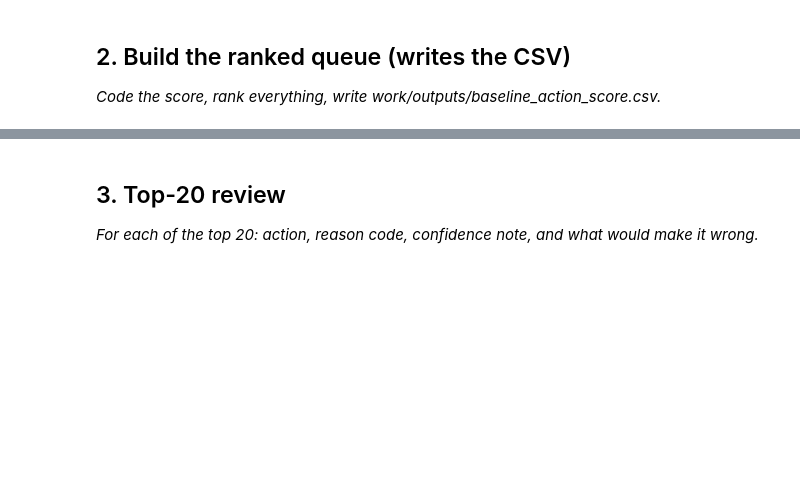
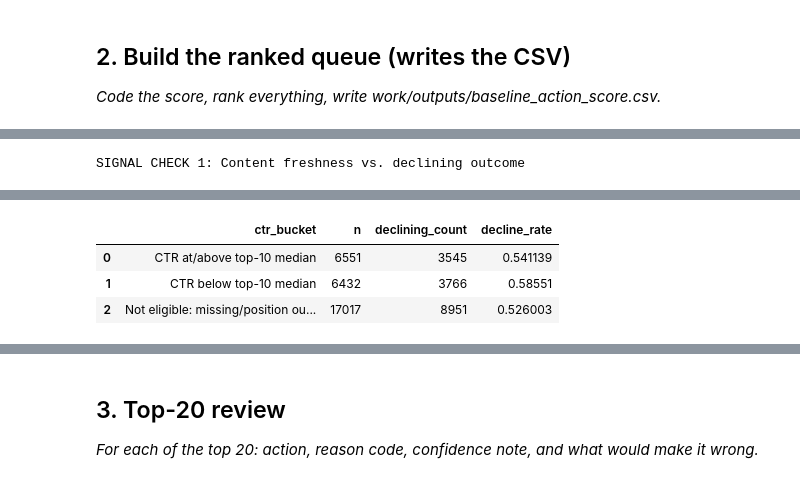
Before and after one commit to Shrinidhi-02/flyrank-machine-learning, a Jupyter notebook: work/notebooks/w04_baseline_score.ipynb, the cells around one changed output, grey strips where cells are left out. Drawn from its saved outputs; the diff is of its cells as text; code cells hidden in the pictures; blank space fills up the shorter version.

```diff
--- a/work/notebooks/w04_baseline_score.ipynb
+++ b/work/notebooks/w04_baseline_score.ipynb
@@ -22,0 +431,76 @@ This skeleton is yours to fill. Work the sections **in order** — each one has
+# %%
+
+# Section 3: Check whether the signals are supported by the data.
+# trend_direction is used only as an outcome for this audit,
+# not as an input to the scoring rule.
+
+audit = df.copy()
+audit["is_declining"] = (
+    audit["trend_direction"].astype("string").str.lower() == "down"
+)
+
+# Signal check 1: stale content vs. recently updated content
+refresh_cutoff = df["days_since_last_update"].quantile(0.75)
+
+audit["refresh_bucket"] = "Recently updated / below cutoff"
+audit.loc[
+    audit["days_since_last_update"].isna(),
+    "refresh_bucket"
+] = "Unknown update age"
+audit.loc[
+    audit["days_since_last_update"] >= refresh_cutoff,
+    "refresh_bucket"
+] = "Stale / top 25% update age"
+
+refresh_table = (
+    audit.groupby("refresh_bucket", dropna=False)
+    .agg(
+        n=("content_id", "size"),
+        declining_count=("is_declining", "sum"),
+        decline_rate=("is_declining", "mean"),
+    )
+    .reset_index()
+)
+
+print("SIGNAL CHECK 1: Content freshness vs. declining outcome")
+display(refresh_table)
+
+# Signal check 2: CTR among content with a valid top-10 position
+valid_top10 = (
+    audit["avg_position"].notna()
+    & (audit["avg_position"] > 0)
+    & (audit["avg_position"] <= 10)
+    & audit["ctr"].notna()
+)
+
+top10_ctr_cutoff = audit.loc[valid_top10, "ctr"].median()
+
+audit["ctr_bucket"] = "Not eligible: missing/position outside top 10"
+audit.loc[valid_top10, "ctr_bucket"] = "CTR at/above top-10 median"
+audit.loc[
+    valid_top10 & (audit["ctr"] < top10_ctr_cutoff),
+    "ctr_bucket"
+] = "CTR below top-10 median"
+
+ctr_table = (
+    audit.groupby("ctr_bucket", dropna=False)
+    .agg(
+        n=("content_id", "size"),
+        declining_count=("is_declining", "sum"),
+        decline_rate=("is_declining", "mean"),
+    )
+    .reset_index()
+)
+
+print("\nSIGNAL CHECK 2: CTR vs. search position")
+print("Valid top-10 median CTR:", top10_ctr_cutoff)
+display(ctr_table)
+
+print("\nInterpretation guide:")
+print("- Compare decline_rate between the relevant buckets.")
+print("- Higher decline rate in the flagged bucket supports the signal.")
+print("- Lower decline rate suggests the opposite.")
+print("- Similar rates suggest a mixed or weak relationship.")
+print("- Always check n before interpreting a bucket.")
+# %% [output]
+SIGNAL CHECK 1: Content freshness vs. declining outcome
@@ -22,0 +512,4 @@ This skeleton is yours to fill. Work the sections **in order** — each one has
+|  | ctr_bucket | n | declining_count | decline_rate |
+| 0 | CTR at/above top-10 median | 6551 | 3545 | 0.541139 |
+| 1 | CTR below top-10 median | 6432 | 3766 | 0.58551 |
+| 2 | Not eligible: missing/position ou... | 17017 | 8951 | 0.526003 |
```
Also changed, not shown: parts of 13 cells of this notebook.
